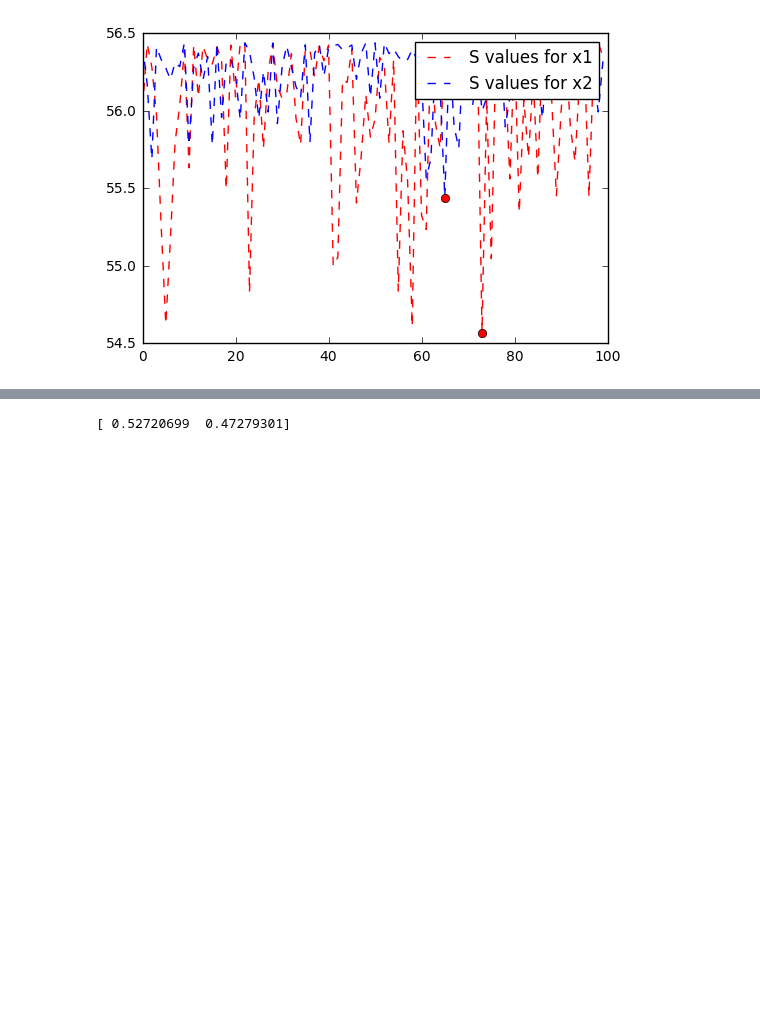
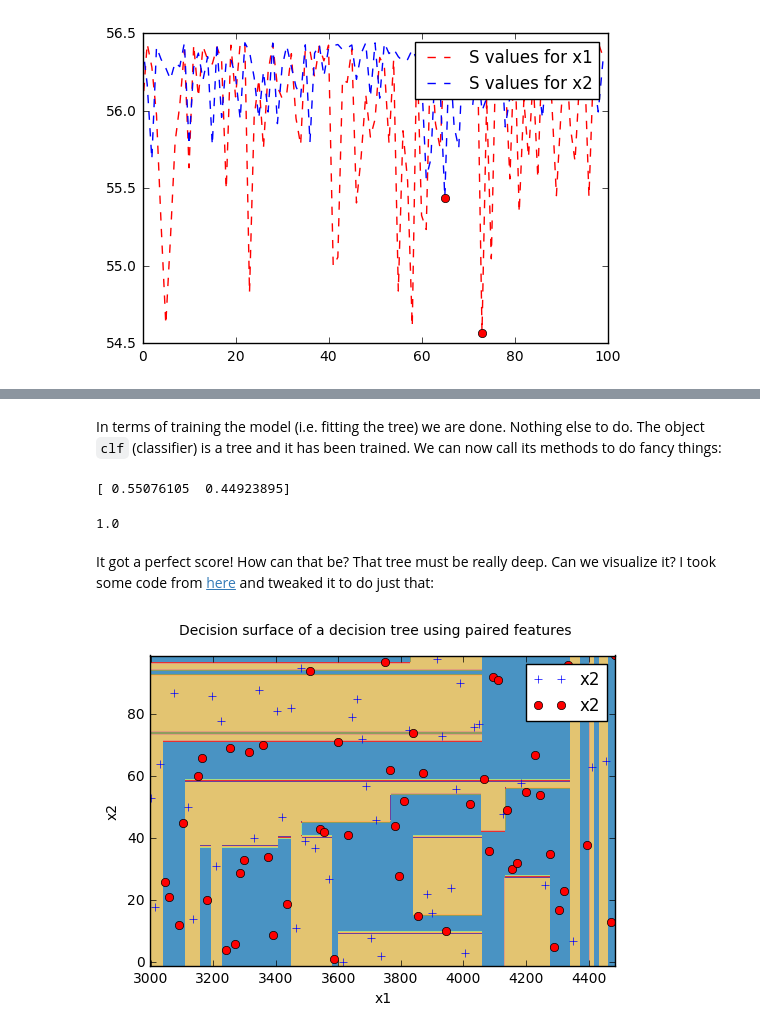
Before and after one commit to marioberges/F16-12-752, a Jupyter notebook: lectures/Lecture6.ipynb, the cells around one changed output, grey strips where cells are left out. Saved outputs shown, nothing was run; the diff lists cells and outputs as text; code cells hidden in the pictures; blank space fills up the shorter version.

Commit message:
Added a few more examples and details to the lecture notes

````diff
--- a/lectures/Lecture6.ipynb
+++ b/lectures/Lecture6.ipynb
@@ -85,4 +89,53 @@ clf = clf.fit(df[['x1','x2']], df['Value'])
-# %%
-print(clf.feature_importances_)
-# %% [output]
-[ 0.52720699  0.47279301]
+# %% [markdown]
+In terms of training the model (i.e. fitting the tree) we are done. Nothing else to do. The object ```clf``` (classifier) is a tree and it has been trained. We can now call its methods to do fancy things:
+# %%
+# Let's look at the importance of the features
+# (this is called a Gini importance metric)
+print(clf.feature_importances_)
+# %% [output]
+[ 0.55076105  0.44923895]
+# %%
+# Let's see how well it scores when feeding it the same dataset it was trained on:
+clf.score(df[['x1','x2']], df['Value'])
+# %% [output]
+1.0
+# %% [markdown]
+It got a perfect score! How can that be? That tree must be really deep.
+Can we visualize it?
+I took some code from [here](http://scikit-learn.org/stable/auto_examples/tree/plot_iris.html#sphx-glr-auto-examples-tree-plot-iris-py) and tweaked it to do just that:
+# %%
+plot_step = 1
+
+X = df[['x1','x2']]
+y = df['Value']
+
+# Let's pre-compute the range for our features
+x_min, x_max = X['x1'].min() - 1, X['x1'].max() + 1
+y_min, y_max = X['x2'].min() - 1, X['x2'].max() + 1
+# And create a meshgrid so that we can create a countour plot on it
+xx, yy = np.meshgrid(np.arange(x_min, x_max, plot_step),
+                     np.arange(y_min, y_max, plot_step))
+
+# Now we predict the values for all of the cells in the meshgrid
+Z = clf.predict(np.c_[xx.ravel(), yy.ravel()]) # If you're curious what this is, read here: https://docs.scipy.org/doc/numpy/reference/generated/numpy.c_.html and https://docs.scipy.org/doc/numpy/reference/generated/numpy.ravel.html
+# And we reshape those results to have the same shape as the mesh
+Z = Z.reshape(xx.shape)
+# Now we can finally contour-plot, using a specific colormap
+cs = plt.contourf(xx, yy, Z, cmap=plt.cm.Paired)
+
+# Let's add labels to the axes
+plt.xlabel('x1')
+plt.ylabel('x2')
+plt.axis("tight")
+
+# Plot the training points
+plt.plot(df[df.Value>0].x1,df[df.Value>0].x2, 'b+')
+plt.plot(df[df.Value<=0].x1,df[df.Value<=0].x2, 'ro')
+plt.axis("tight")
+
+# And add a few more beautification items
+plt.suptitle("Decision surface of a decision tree using paired features")
+plt.legend()
+plt.show()
+# %% [output]
+[figure, added]
````
Also changed, not shown: parts of 6 cells of this notebook.
